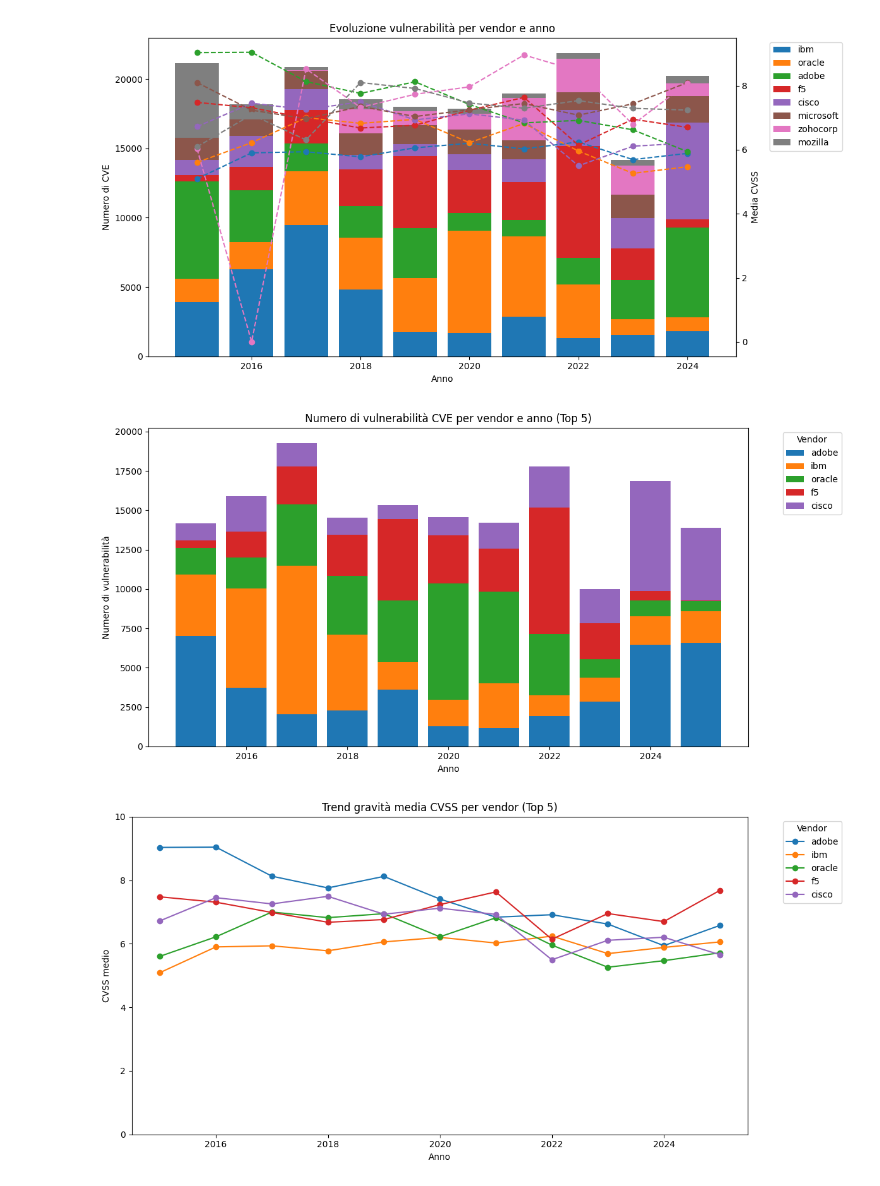
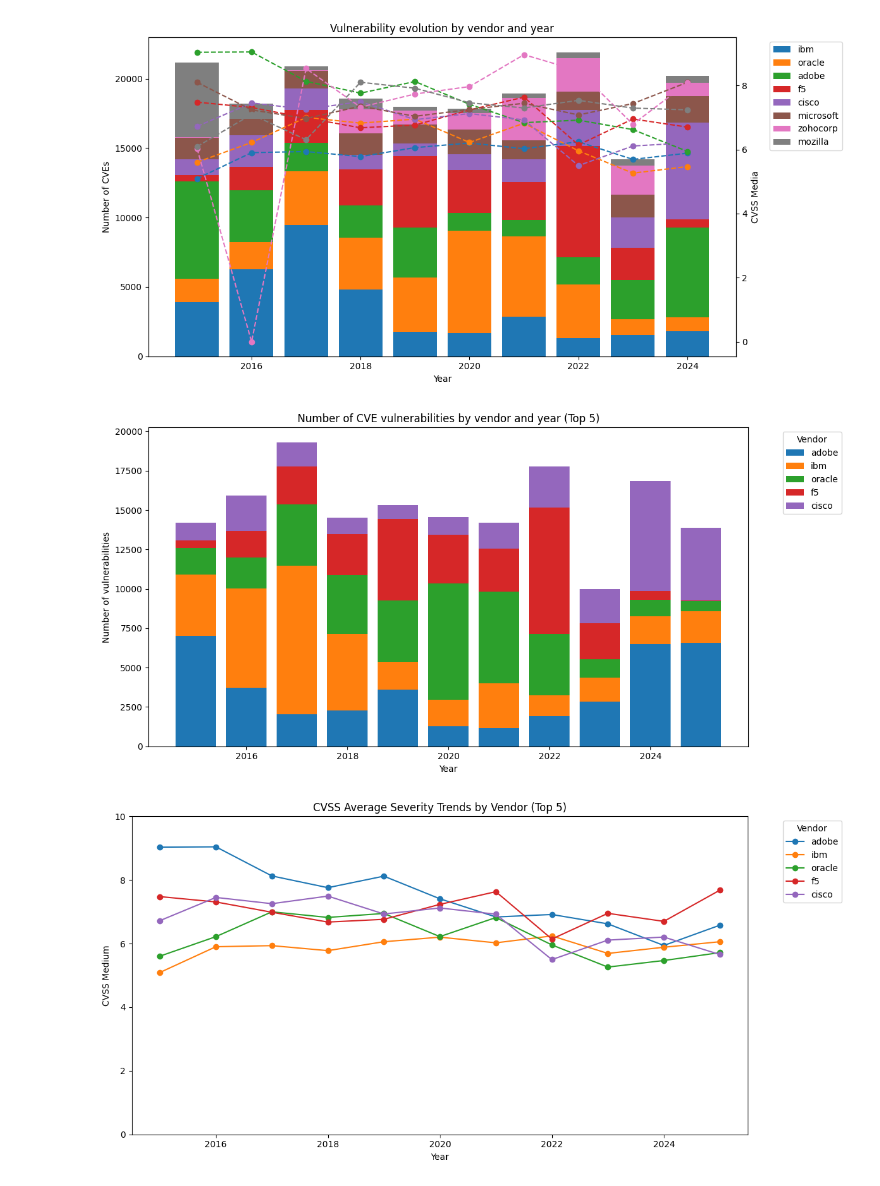
Before and after one commit to AlessandroBertelli/CVE, a Jupyter notebook: CVE.ipynb, the cells around one changed output. Drawn from its saved outputs; the diff is of its cells as text; code cells hidden in the pictures.

```diff
--- a/CVE.ipynb
+++ b/CVE.ipynb
@@ -610,11 +634,11 @@ vendor_summary = vendor_evolution.orderBy("vendor", "year")
 import matplotlib.pyplot as plt
 import pandas as pd
 
-# Converti in pandas e normalizza vendor
+# Convert to pandas and normalize vendor
 pdf = vendor_summary.toPandas()
 pdf["vendor"] = pdf["vendor"].astype(str)
 
-# Ordina vendor per numero di vulnerabilità
+# Sort vendors by number of vulnerabilities
 vendor_order = pdf.groupby("vendor")["vuln_count"].sum().sort_values(ascending=False).index
 vendors = vendor_order[:8]
 pdf = pdf[pdf["vendor"].isin(vendors)]
@@ -633,12 +657,12 @@ for i, vendor in enumerate(vendors):
     ax1.bar(years, data["vuln_count"], bottom=bottom, color=colors[i % len(colors)], label=vendor)
     bottom += data["vuln_count"]
 
-ax1.set_xlabel("Anno")
-ax1.set_ylabel("Numero di CVE")
-ax1.set_title("Evoluzione vulnerabilità per vendor e anno")
+ax1.set_xlabel("Year")
+ax1.set_ylabel("Number of CVEs")
+ax1.set_title("Vulnerability evolution by vendor and year")
 ax1.legend(bbox_to_anchor=(1.05, 1), loc="upper left")
 
-# Aggiungi linea media CVSS
+# Add CVSS media line
 ax2 = ax1.twinx()
 for i, vendor in enumerate(vendors):
     data = (
@@ -648,7 +672,7 @@ for i, vendor in enumerate(vendors):
     )
     ax2.plot(years, data["avg_cvss"], color=colors[i % len(colors)], linestyle="--", marker="o")
 
-ax2.set_ylabel("Media CVSS")
+ax2.set_ylabel("CVSS Media")
 
 plt.tight_layout()
 plt.show()
@@ -657,63 +681,58 @@ plt.show()
 # %%
 import matplotlib.pyplot as plt
 import pandas as pd
 
-# Converti Spark DataFrame in Pandas
+# Convert Spark DataFrame to Pandas
 pdf = vendor_stats.toPandas()
 
-# Assicurati che l'anno sia int
+# Make sure the year is int
 pdf["year"] = pdf["year"].astype(int)
 
-# Calcola i top vendor in base al totale di vulnerabilità
+# Calculate the top vendors based on total vulnerabilities
 top_vendors = pdf.groupby("vendor")["vuln_count"].sum().sort_values(ascending=False).head(5).index.tolist()
 
-# Filtra solo i top vendor
+# Filter only top vendors
 pdf_top = pdf[pdf["vendor"].isin(top_vendors)]
 
-# Colori per i vendor
-colors = plt.cm.tab10.colors  # meno colori visto che sono pochi vendor
+# Colors for vendors
+colors = plt.cm.tab10.colors
 
 # --------------------------
-# Grafico a barre colorate per top vendor
+# Colored bar chart for top vendors
 # --------------------------
 years = sorted(pdf_top["year"].unique())
 fig, ax = plt.subplots(figsize=(12,6))
 
 bottom = pd.Series([0]*len(years), index=years)
 
 for i, vendor in enumerate(top_vendors):
     data = pdf_top[pdf_top["vendor"]==vendor].set_index("year").reindex(years, fill_value=0)
     ax.bar(years, data["vuln_count"], bottom=bottom, color=colors[i % len(colors)], label=vendor)
     bottom += data["vuln_count"]
 
-ax.set_title("Numero di vulnerabilità CVE per vendor e anno (Top 5)")
-ax.set_xlabel("Anno")
-ax.set_ylabel("Numero di vulnerabilità")
+ax.set_title("Number of CVE vulnerabilities by vendor and year (Top 5)")
+ax.set_xlabel("Year")
+ax.set_ylabel("Number of vulnerabilities")
 ax.legend(title="Vendor", bbox_to_anchor=(1.05,1), loc='upper left')
 plt.tight_layout()
 plt.show()
 # %% [output]
-[figure, old version]
+[figure, new version]
 # %%
 import matplotlib.pyplot as plt
 import pandas as pd
 
-# Converti Spark DataFrame in Pandas
 pdf = vendor_stats.toPandas()
 
-# Assicurati che l'anno sia int
 pdf["year"] = pdf["year"].astype(int)
 
-# Calcola i top vendor in base al totale di vulnerabilità
 top_vendors = pdf.groupby("vendor")["vuln_count"].sum().sort_values(ascending=False).head(5).index.tolist()
 
-# Filtra solo i top vendor
 pdf_top = pdf[pdf["vendor"].isin(top_vendors)]
 
-# Colori per i vendor
-colors = plt.cm.tab10.colors  # meno colori visto che sono pochi vendor
+colors = plt.cm.tab10.colors
 # --------------------------
-# Grafico trend CVSS per Top 5 vendor
+# CVSS Trend Chart for Top 5 Vendors
 # --------------------------
 fig, ax2 = plt.subplots(figsize=(12,6))
 
@@ -721,12 +740,12 @@ for i, vendor in enumerate(top_vendors):
     data = pdf_top[pdf_top["vendor"]==vendor].set_index("year").reindex(years, fill_value=0)
     ax2.plot(years, data["avg_cvss"], marker='o', color=colors[i % len(colors)], label=vendor)
 
-ax2.set_title("Trend gravità media CVSS per vendor (Top 5)")
-ax2.set_xlabel("Anno")
-ax2.set_ylabel("CVSS medio")
-ax2.set_ylim(0, 10)  # scala CVSS standard
+ax2.set_title("CVSS Average Severity Trends by Vendor (Top 5)")
+ax2.set_xlabel("Year")
+ax2.set_ylabel("CVSS Medium")
+ax2.set_ylim(0, 10)
 ax2.legend(title="Vendor", bbox_to_anchor=(1.05,1), loc='upper left')
 plt.tight_layout()
 plt.show()
 # %% [output]
-[figure, old version]
+[figure, new version]
```
Also changed, not shown: parts of 31 cells of this notebook, 2 other files.
